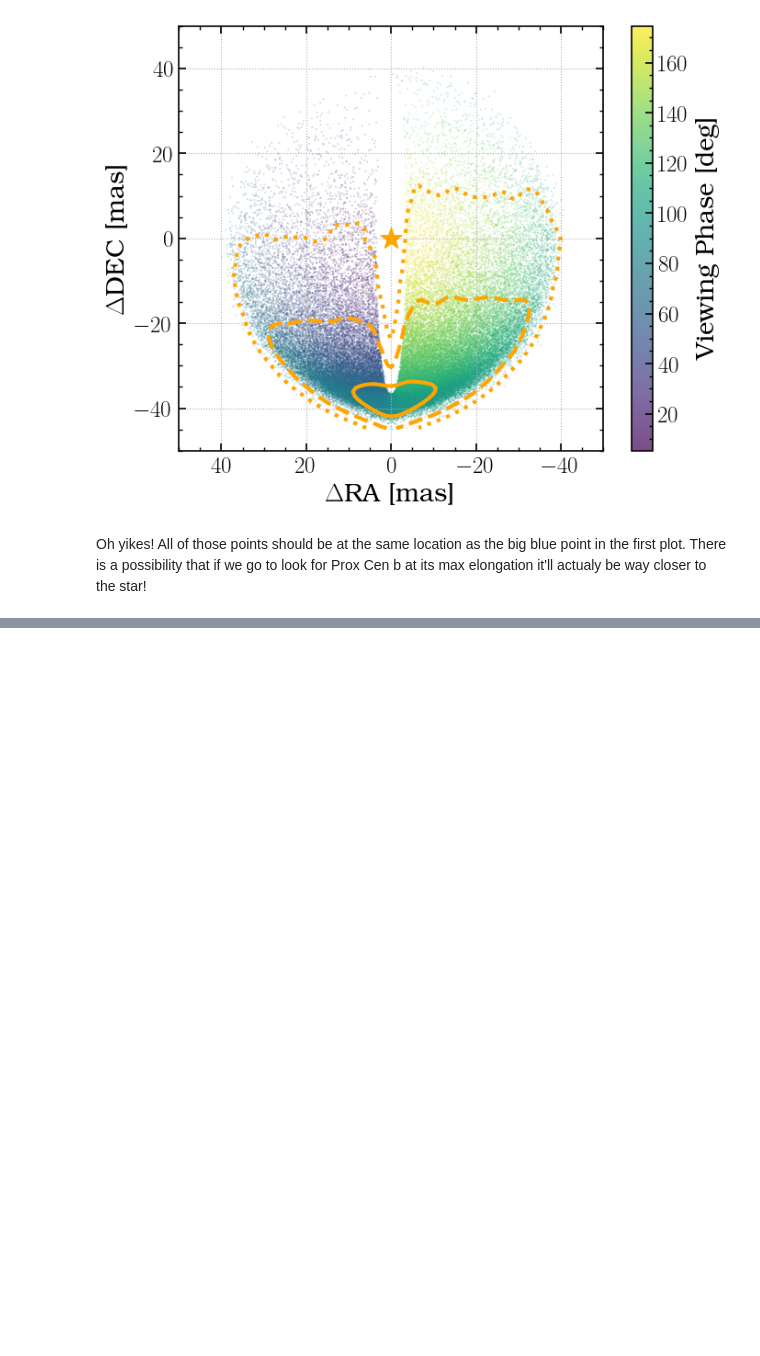
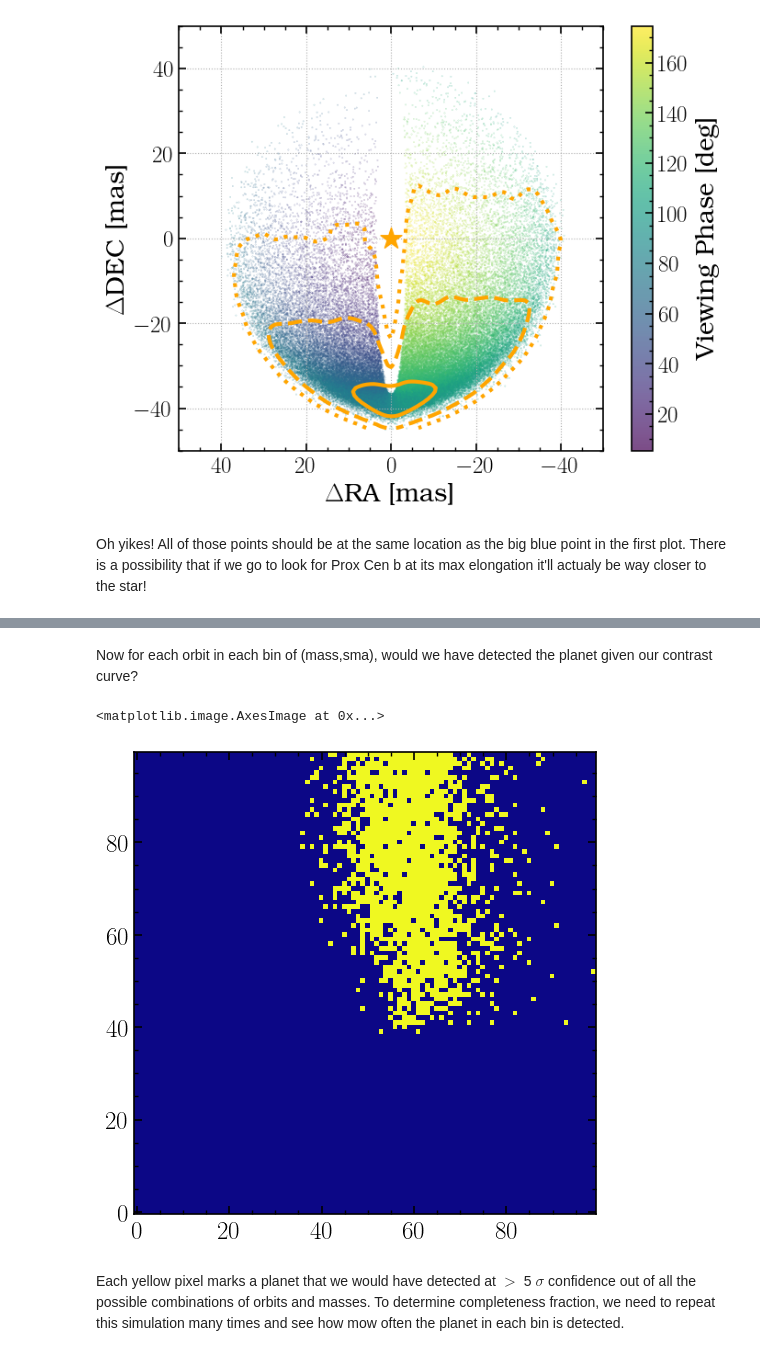
Before and after one commit to logan-pearce/projecc, a Jupyter notebook: projecc/UsingProjecc.ipynb, the cells around one changed output, grey strips where cells are left out. Cells and saved outputs as stored; diff of their text form; code cells hidden in the pictures; blank space fills up the shorter version.

```diff
--- a/projecc/UsingProjecc.ipynb
+++ b/projecc/UsingProjecc.ipynb
@@ -413,0 +453,44 @@ Oh yikes! All of those points should be at the same location as the big blue poi
+# %%
+# Get number of orbits:
+N = sma.flatten().shape[0]
+# Generate random orbital elements for each orbit. We don't need the random sma generated by this function,
+# because we're using the sma's from the above grid. We also don't care about the longitude of nodes since we're working
+# with one-dimensional separation.
+sma_throwaway, ecc, inc, argp, lon, meananom = DrawOrbits(N, EccNielsenPrior = True, DrawLON = False, DrawSMA = False)
+
+# compute projected separation for each smulated orbit:
+kep = KeplersConstant(Mstar*u.Msun,mass.flatten()*u.Msun)
+pos, vel, acc = KeplerianToCartesian(sma.flatten()*u.AU,ecc,inc,argp,lon,meananom,kep)
+r = np.sqrt(pos[:,0]**2 + pos[:,1]**2).value
+
+# reshape onto grid:
+projSep = np.reshape(r,sma.shape)
+# %% [markdown]
+Now for each orbit in each bin of (mass,sma), would we have detected the planet given our contrast curve?
+# %%
+# Make contrast curve into lookup spline:
+from scipy.interpolate import UnivariateSpline
+
+MassLimitsSpline = UnivariateSpline(sepau,masslimit)
+
+# Make a mask:
+mask = np.zeros(sma.shape)
+
+# Set the mask to 1 for all grid points within detection separation region:
+ind = np.where((projSep <= np.max(sepau)) &
+            (projSep >= np.min(sepau)))
+mask[ind] = 1
+
+# for each point in the detection region, look up the corresponding mass limit.
+# If the mass is below the limit, set the mask value to zero (undetected):""
+for p,m in zip(ind[0],ind[1]):
+    if mass[p,m] < MassLimitsSpline(projSep[p,m]):
+        mask[p,m] = 0
+
+%matplotlib inline
+plt.imshow(mask)
+# %% [output]
+<matplotlib.image.AxesImage at 0x...>
+[figure, added]
+# %% [markdown]
+Each yellow pixel marks a planet that we would have detected at $>$ 5 $\sigma$ confidence out of all the possible combinations of orbits and masses.  To determine completeness fraction, we need to repeat this simulation many times and see how mow often the planet in each bin is detected.
```
Also changed, not shown: parts of 13 cells of this notebook, 1 other file.
